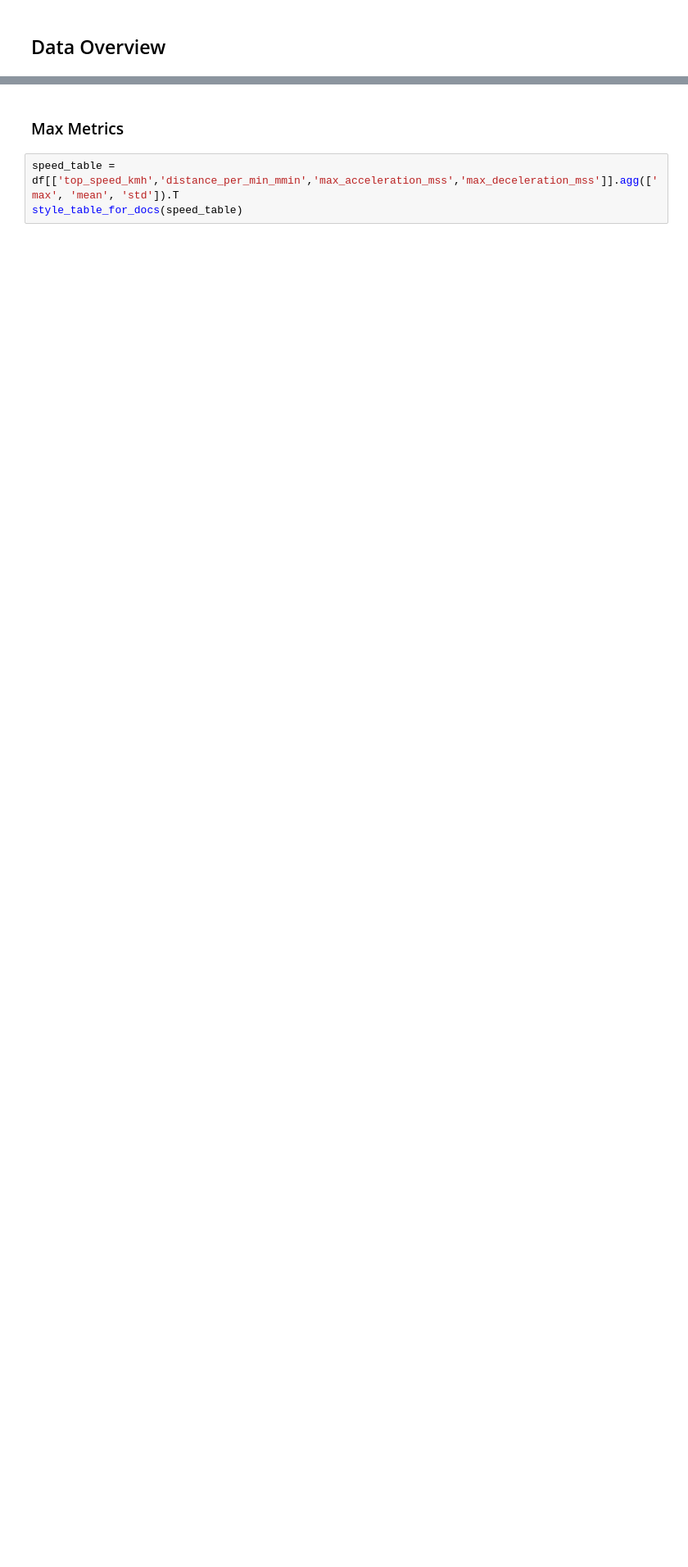
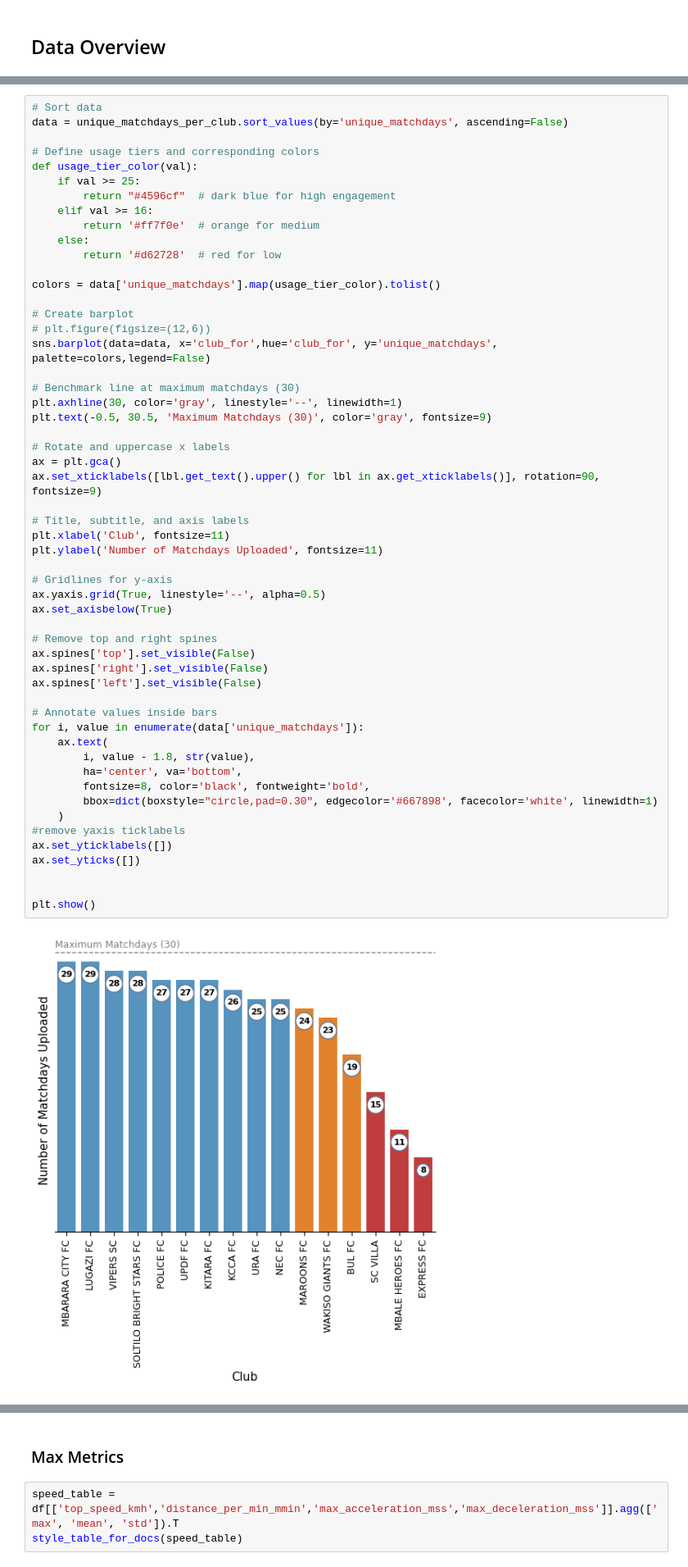
Before and after one commit to humphrey-nyanzi/physical-data-pipeline, a Jupyter notebook: analysis_UPL_2025.ipynb, the cells around one changed output, grey strips where cells are left out. Shown at 82% size. Cells and saved outputs as stored; diff of their text form; blank space fills up the shorter version.

Commit message:
Add initial version of Catapult Match Report for FWSL

```diff
--- a/analysis_UPL_2025.ipynb
+++ b/analysis_UPL_2025.ipynb
@@ -226,3 +110,59 @@ plt.show()
+# %%
+# Sort data
+data = unique_matchdays_per_club.sort_values(by='unique_matchdays', ascending=False)
+
+# Define usage tiers and corresponding colors
+def usage_tier_color(val):
+    if val >= 25:
+        return "#4596cf"  # dark blue for high engagement
+    elif val >= 16:
+        return '#ff7f0e'  # orange for medium
+    else:
+        return '#d62728'  # red for low
+
+colors = data['unique_matchdays'].map(usage_tier_color).tolist()
+
+# Create barplot
+# plt.figure(figsize=(12,6))
+sns.barplot(data=data, x='club_for',hue='club_for', y='unique_matchdays', palette=colors,legend=False)
+
+# Benchmark line at maximum matchdays (30)
+plt.axhline(30, color='gray', linestyle='--', linewidth=1)
+plt.text(-0.5, 30.5, 'Maximum Matchdays (30)', color='gray', fontsize=9)
+
+# Rotate and uppercase x labels
+ax = plt.gca()
+ax.set_xticklabels([lbl.get_text().upper() for lbl in ax.get_xticklabels()], rotation=90, fontsize=9)
+
+# Title, subtitle, and axis labels
+plt.xlabel('Club', fontsize=11)
+plt.ylabel('Number of Matchdays Uploaded', fontsize=11)
+
+# Gridlines for y-axis
+ax.yaxis.grid(True, linestyle='--', alpha=0.5)
+ax.set_axisbelow(True)
+
+# Remove top and right spines
+ax.spines['top'].set_visible(False)
+ax.spines['right'].set_visible(False)
+ax.spines['left'].set_visible(False)
+
+# Annotate values inside bars
+for i, value in enumerate(data['unique_matchdays']):
+    ax.text(
+        i, value - 1.8, str(value),
+        ha='center', va='bottom',
+        fontsize=8, color='black', fontweight='bold',
+        bbox=dict(boxstyle="circle,pad=0.30", edgecolor='#667898', facecolor='white', linewidth=1)
+    )
+#remove yaxis ticklabels
+ax.set_yticklabels([])
+ax.set_yticks([])
+
+
+plt.show()
+# %% [output]
+[figure, added]
 # %%
 # Calculate total player entries per matchday across all clubs
 total_players_per_matchday = df.groupby('match_day')['p_name'].count().reset_index()
```
Also changed, not shown: parts of 44 cells of this notebook, 5 other files.
